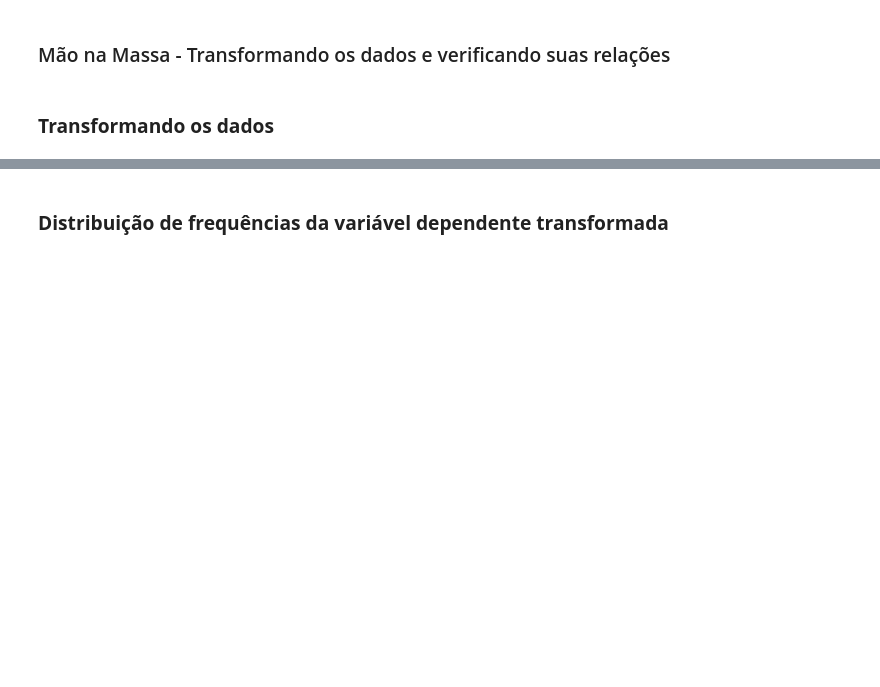
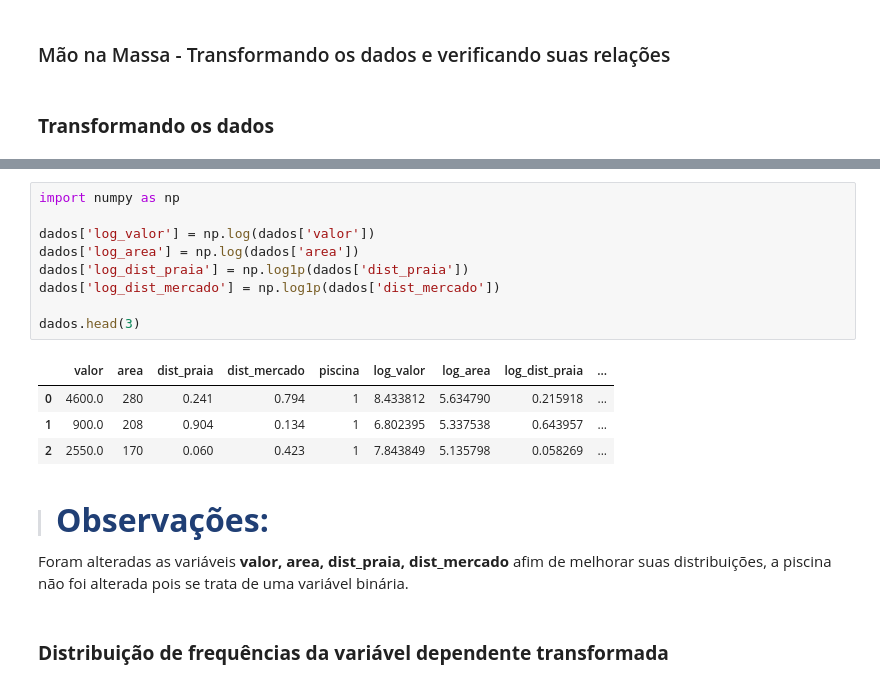
Before and after one commit to arthur-pulini/Machine-Learning-regressao-alura, a Jupyter notebook: Transformando_Variaveis_para_uma_Regressao_Linear/Desafios/Desafios.ipynb, the cells around one changed output, grey strips where cells are left out. Cells and saved outputs as stored; diff of their text form; blank space fills up the shorter version.

```diff
--- a/Transformando_Variaveis_para_uma_Regressao_Linear/Desafios/Desafios.ipynb
+++ b/Transformando_Variaveis_para_uma_Regressao_Linear/Desafios/Desafios.ipynb
@@ -166,2 +174,20 @@ Adicione aqui suas hipóteses e interpretações dos dados!
+# %%
+import numpy as np
+
+dados['log_valor'] = np.log(dados['valor'])
+dados['log_area'] = np.log(dados['area'])
+dados['log_dist_praia'] = np.log1p(dados['dist_praia'])
+dados['log_dist_mercado'] = np.log1p(dados['dist_mercado'])
+
+dados.head(3)
+# %% [output]
+|  | valor | area | dist_praia | dist_mercado | piscina | log_valor | log_area | log_dist_praia | ... |
+| 0 | 4600.0 | 280 | 0.241 | 0.794 | 1 | 8.433812 | 5.634790 | 0.215918 | ... |
+| 1 | 900.0 | 208 | 0.904 | 0.134 | 1 | 6.802395 | 5.337538 | 0.643957 | ... |
+| 2 | 2550.0 | 170 | 0.060 | 0.423 | 1 | 7.843849 | 5.135798 | 0.058269 | ... |
+# %% [markdown]
+> #### <strong><font color="#203f75" size= 6>Observações:</font></strong>
+
+Foram alteradas as variáveis **valor, area, dist_praia, dist_mercado** afim de melhorar suas distribuições, a piscina não foi alterada pois se trata de uma variável binária.
 # %% [markdown]
 ### **Distribuição de frequências da variável dependente transformada**
```
Also changed, not shown: parts of 6 cells of this notebook, 1 other file.
